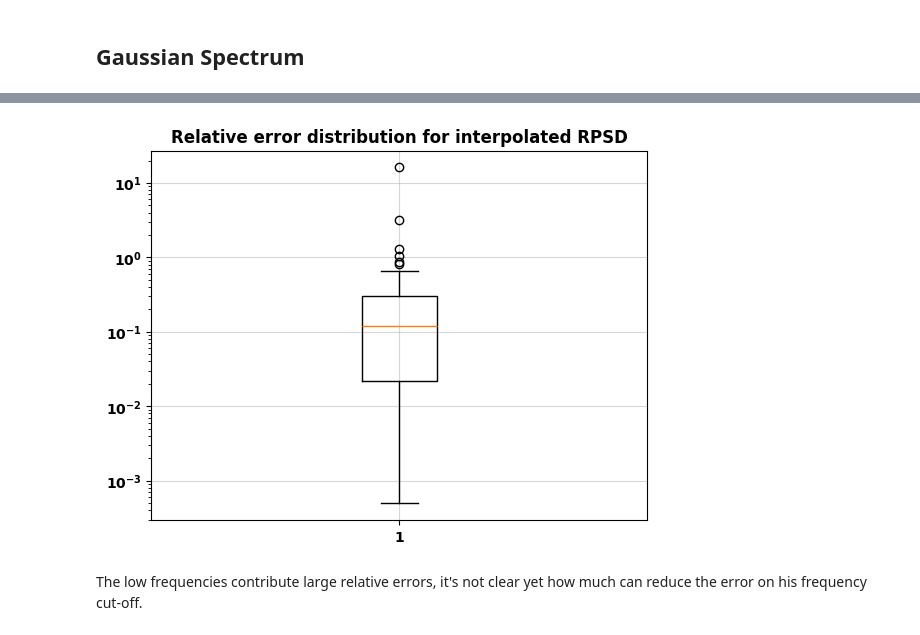
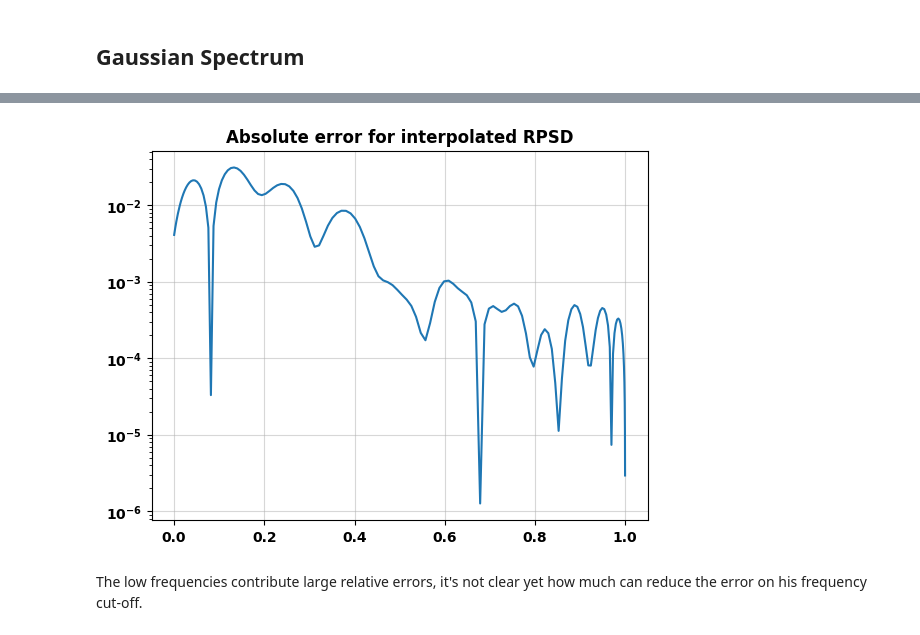
Before and after one commit to oppositecategory/3D_KLT, a Jupyter notebook: notebooks/simulation.ipynb, the cells around one changed output, grey strips where cells are left out. Cells and saved outputs as stored; diff of their text form; code cells hidden in the pictures.

```diff
--- a/notebooks/simulation.ipynb
+++ b/notebooks/simulation.ipynb
@@ -131,8 +131,8 @@ plt.legend();
 # %%
-plt.title("Relative error distribution for interpolated RPSD")
+plt.title("Absolute error for interpolated RPSD")
 plt.yscale('log')
-plt.boxplot(np.abs(Gx_true - Gx)/ np.abs(Gx));
+plt.plot(X_scaled,np.abs(Gx_true - Gx));
 # %% [output]
-[figure, old version]
+[figure, new version]
 # %% [markdown]
 The low frequencies contribute large relative errors, it's not clear yet how much can reduce the error on his frequency cut-off.
```
Also changed, not shown: parts of 10 cells of this notebook.
